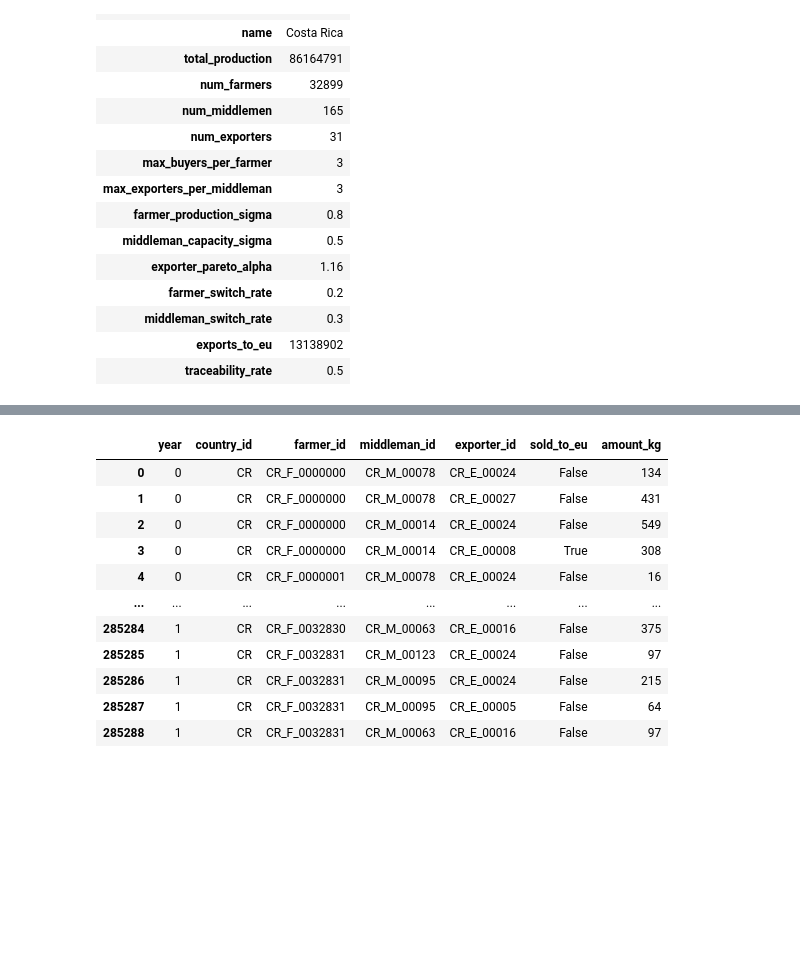
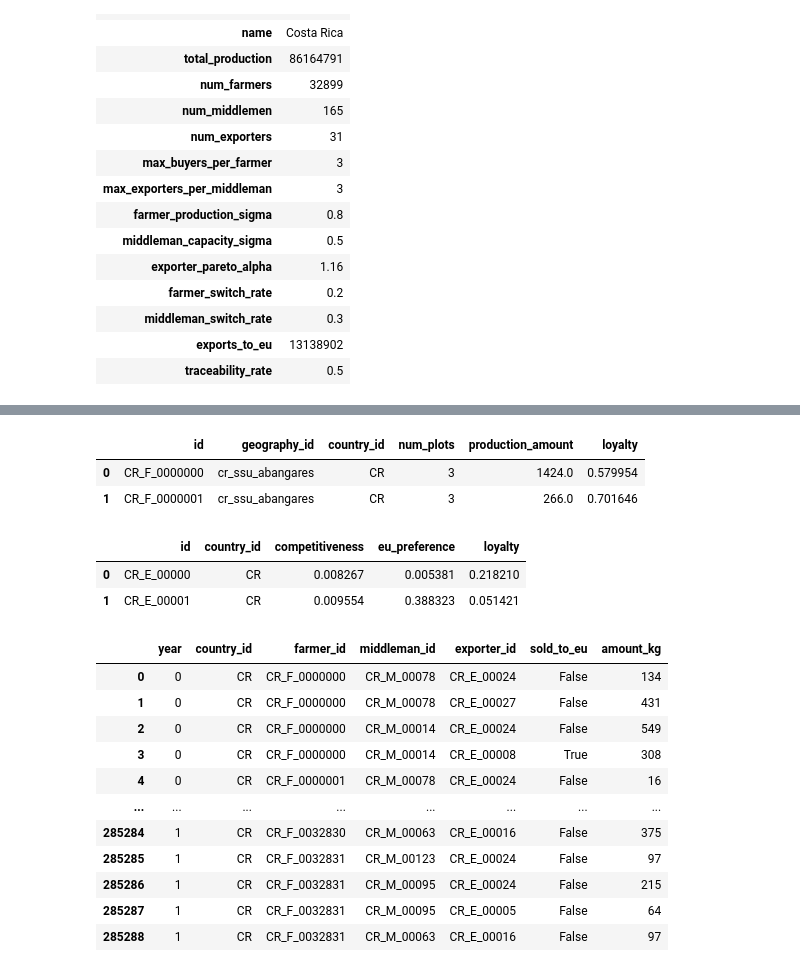
Before and after one commit to ccerv1/supply-chain-simulator, a Jupyter notebook: supply_chain_simulator/DashboardPrototype.ipynb, the cells around one changed output, grey strips where cells are left out. Cells and saved outputs as stored; diff of their text form; code cells hidden in the pictures; blank space fills up the shorter version.

```diff
--- a/supply_chain_simulator/DashboardPrototype.ipynb
+++ b/supply_chain_simulator/DashboardPrototype.ipynb
@@ -63,3 +36,21 @@ pd.read_sql_query("""
+# %%
+pd.read_sql_query("""
+    SELECT *
+    FROM farmers
+""", conn).head(2)
+# %% [output]
+|  | id | geography_id | country_id | num_plots | production_amount | loyalty |
+| 0 | CR_F_0000000 | cr_ssu_abangares | CR | 3 | 1424.0 | 0.579954 |
+| 1 | CR_F_0000001 | cr_ssu_abangares | CR | 3 | 266.0 | 0.701646 |
+# %%
+pd.read_sql_query("""
+    SELECT *
+    FROM exporters
+""", conn).head(2)
+# %% [output]
+|  | id | country_id | competitiveness | eu_preference | loyalty |
+| 0 | CR_E_00000 | CR | 0.008267 | 0.005381 | 0.218210 |
+| 1 | CR_E_00001 | CR | 0.009554 | 0.388323 | 0.051421 |
 # %%
 df_trade = pd.read_sql_query("""
     SELECT * FROM trading_flows
```
Also changed, not shown: parts of 2 cells of this notebook, 8 other files.
